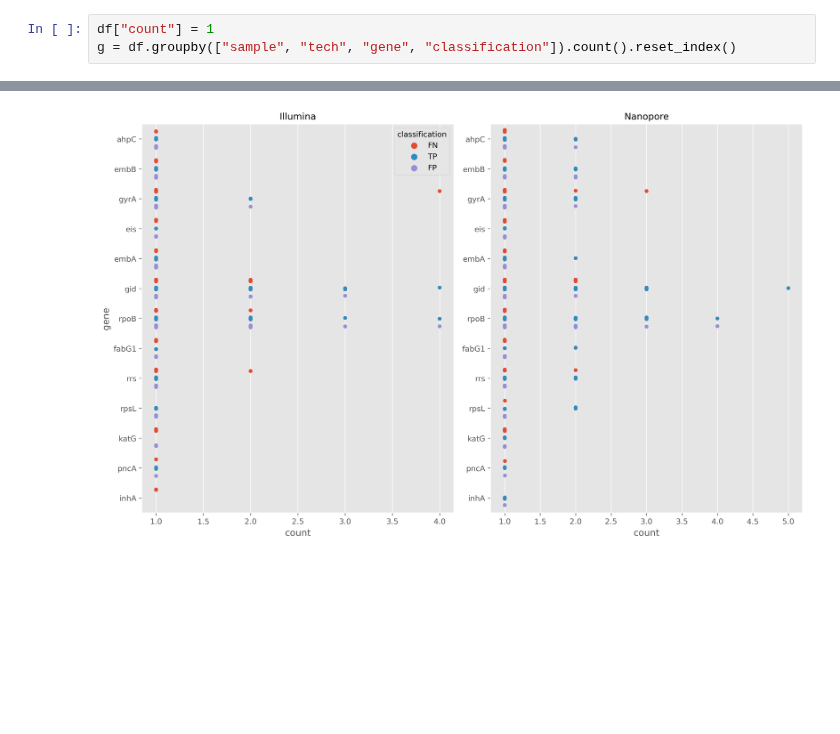
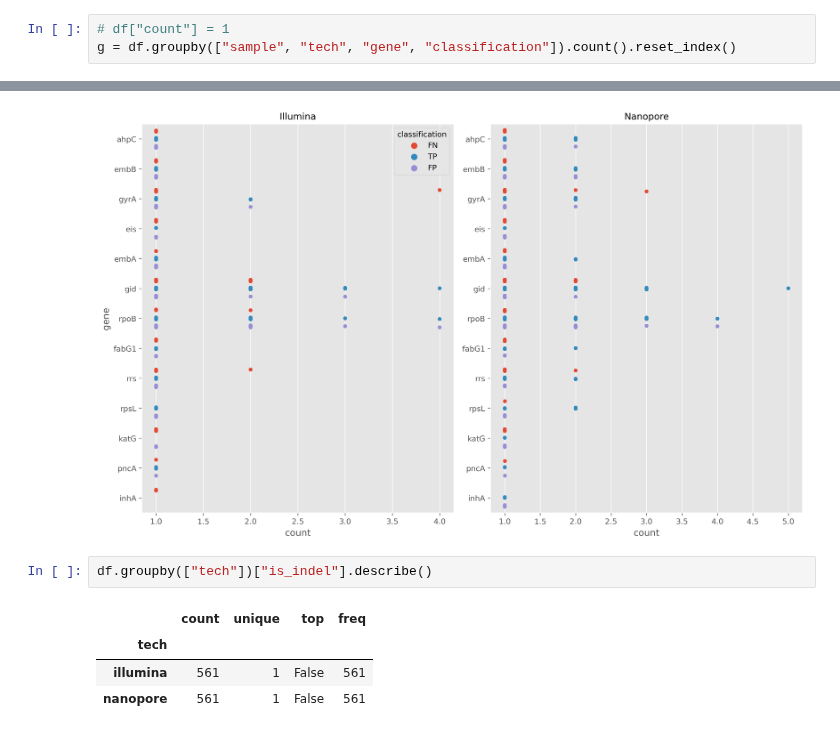
Before and after one commit to mbhall88/head_to_head_pipeline, a Jupyter notebook: analysis/resistance_prediction/workflow/notebooks/novel_variant_analysis.ipynb, the cells around one changed output, grey strips where cells are left out. Saved outputs shown, nothing was run; the diff lists cells and outputs as text; blank space fills up the shorter version.

```diff
--- a/analysis/resistance_prediction/workflow/notebooks/novel_variant_analysis.ipynb
+++ b/analysis/resistance_prediction/workflow/notebooks/novel_variant_analysis.ipynb
@@ -225,7 +229,7 @@ plt.tight_layout()
 # %% [output]
 [figure]
 # %%
-df["count"] = 1
+# df["count"] = 1
 g = df.groupby(["sample", "tech", "gene", "classification"]).count().reset_index()
 # %%
 g.groupby(["tech", "gene", "classification"]).describe()
@@ -256,3 +260,10 @@ ax.get_legend().remove()
 plt.tight_layout()
 # %% [output]
 [figure]
+# %%
+df.groupby(["tech"])["is_indel"].describe()
+# %% [output]
+|  | count | unique | top | freq |
+| tech |  |  |  |  |
+| illumina | 561 | 1 | False | 561 |
+| nanopore | 561 | 1 | False | 561 |
```
Also changed, not shown: parts of 6 cells of this notebook, 1 other file.
